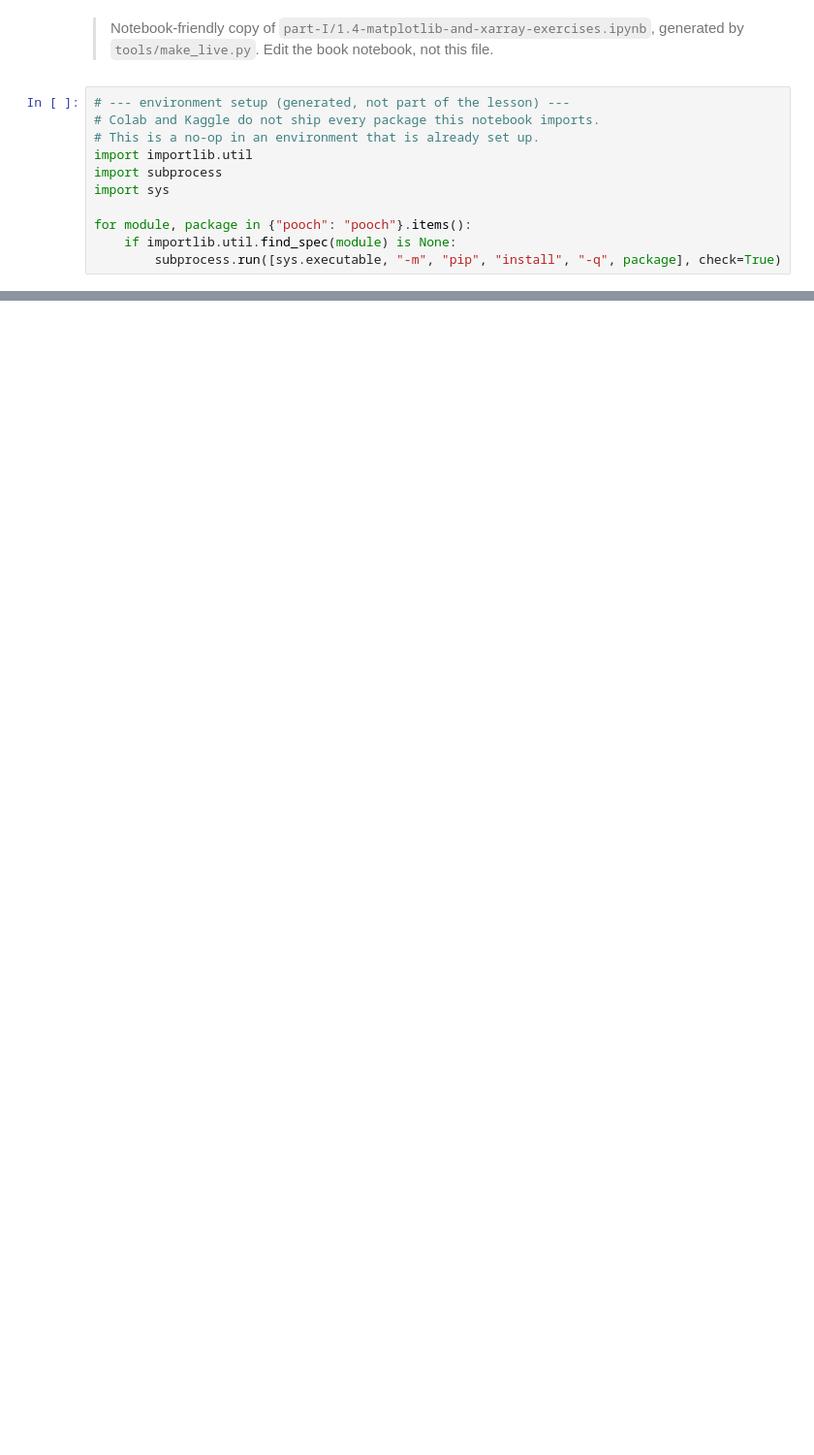
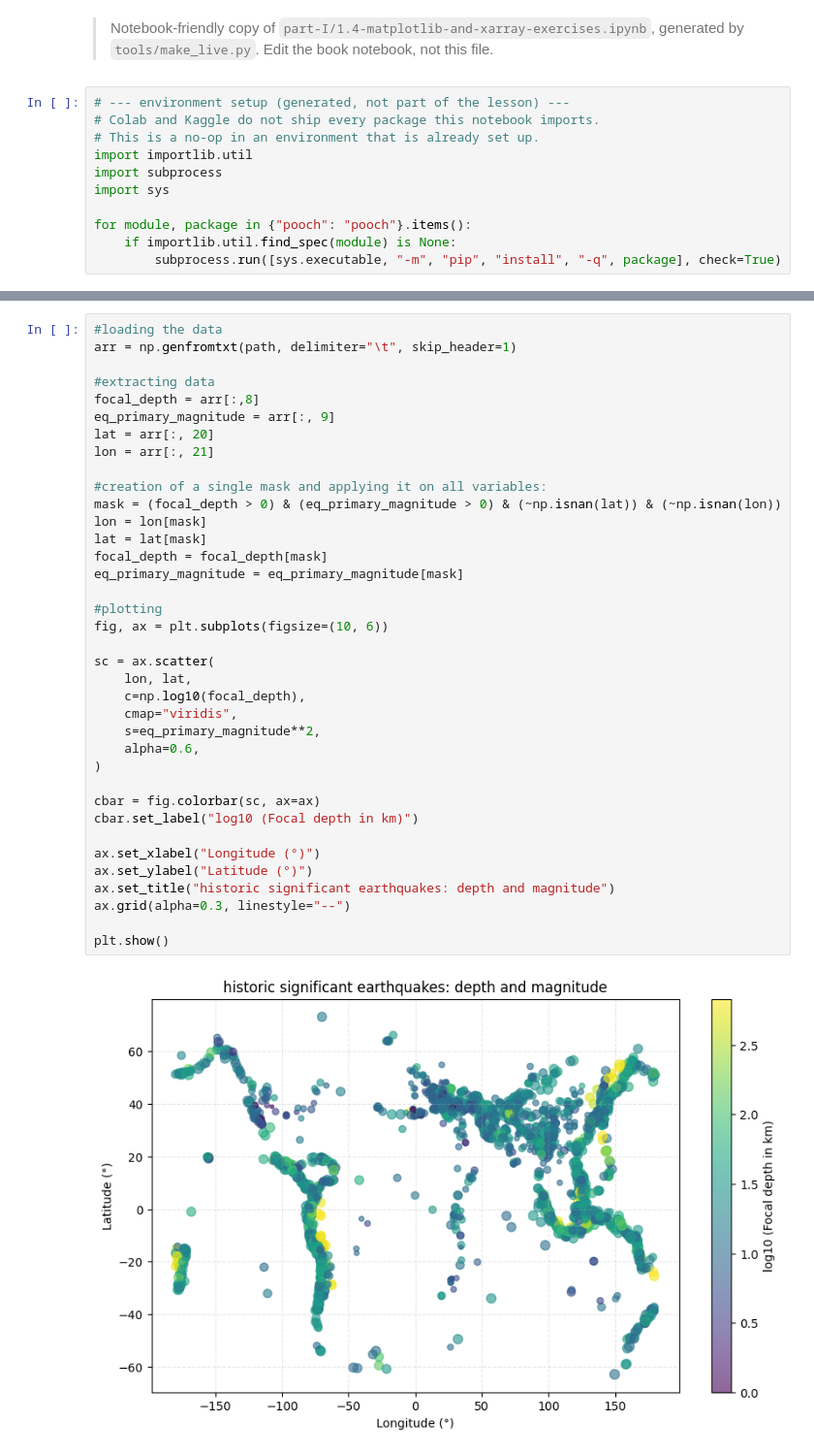
Before and after one commit to MaximeG2110/2026_Intro_Python, a Jupyter notebook: live/part-I/FEEDBACK_GALLEY.ipynb, the cells around one changed output, grey strips where cells are left out. Shown at 97% size. Drawn from its saved outputs; the diff is of its cells as text; blank space fills up the shorter version.

```diff
--- a/live/part-I/FEEDBACK_GALLEY.ipynb
+++ b/live/part-I/FEEDBACK_GALLEY.ipynb
@@ -578,0 +128,39 @@ Downloading data from 'https://raw.githubusercontent.com/gse-unil/2026_MLEES_boo
+# %%
+#loading the data
+arr = np.genfromtxt(path, delimiter="\t", skip_header=1)
+
+#extracting data
+focal_depth = arr[:,8]
+eq_primary_magnitude = arr[:, 9]
+lat = arr[:, 20]
+lon = arr[:, 21]
+
+#creation of a single mask and applying it on all variables:
+mask = (focal_depth > 0) & (eq_primary_magnitude > 0) & (~np.isnan(lat)) & (~np.isnan(lon))
+lon = lon[mask]
+lat = lat[mask]
+focal_depth = focal_depth[mask]
+eq_primary_magnitude = eq_primary_magnitude[mask]
+
+#plotting
+fig, ax = plt.subplots(figsize=(10, 6))
+
+sc = ax.scatter(
+    lon, lat,
+    c=np.log10(focal_depth),
+    cmap="viridis",
+    s=eq_primary_magnitude**2,
+    alpha=0.6,
+)
+
+cbar = fig.colorbar(sc, ax=ax)
+cbar.set_label("log10 (Focal depth in km)")
+
+ax.set_xlabel("Longitude (°)")
+ax.set_ylabel("Latitude (°)")
+ax.set_title("historic significant earthquakes: depth and magnitude")
+ax.grid(alpha=0.3, linestyle="--")
+
+plt.show()
+# %% [output]
+[figure, added]
```
Also changed, not shown: parts of 65 cells of this notebook.
